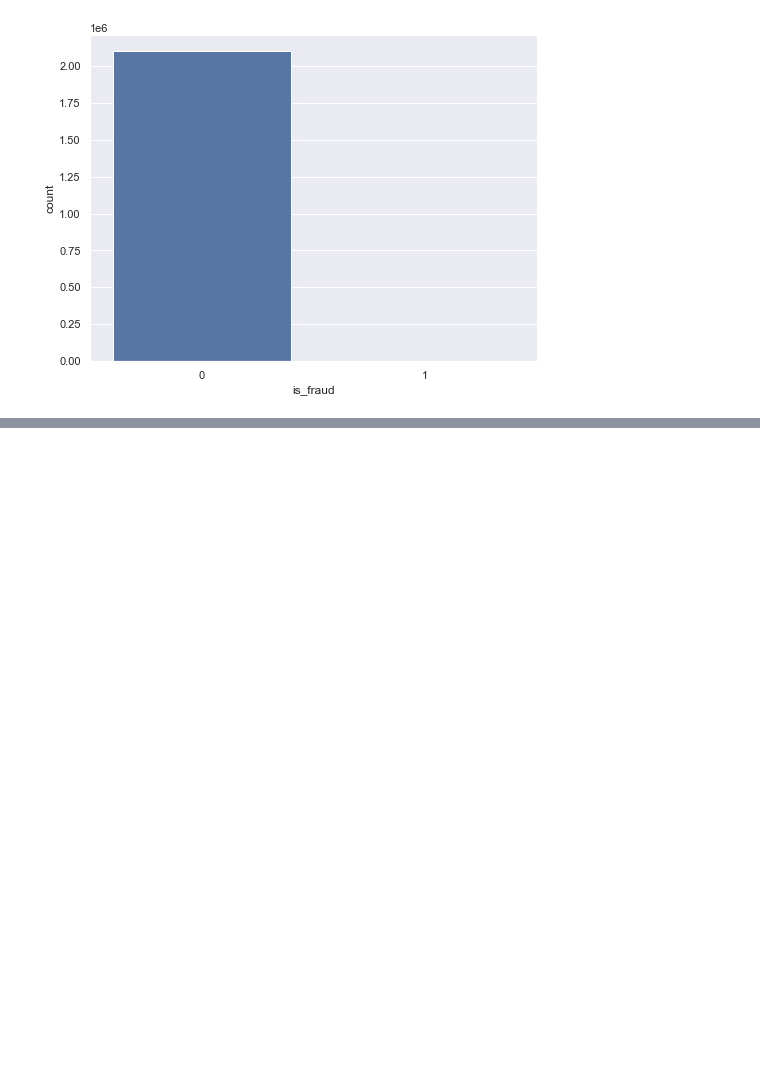
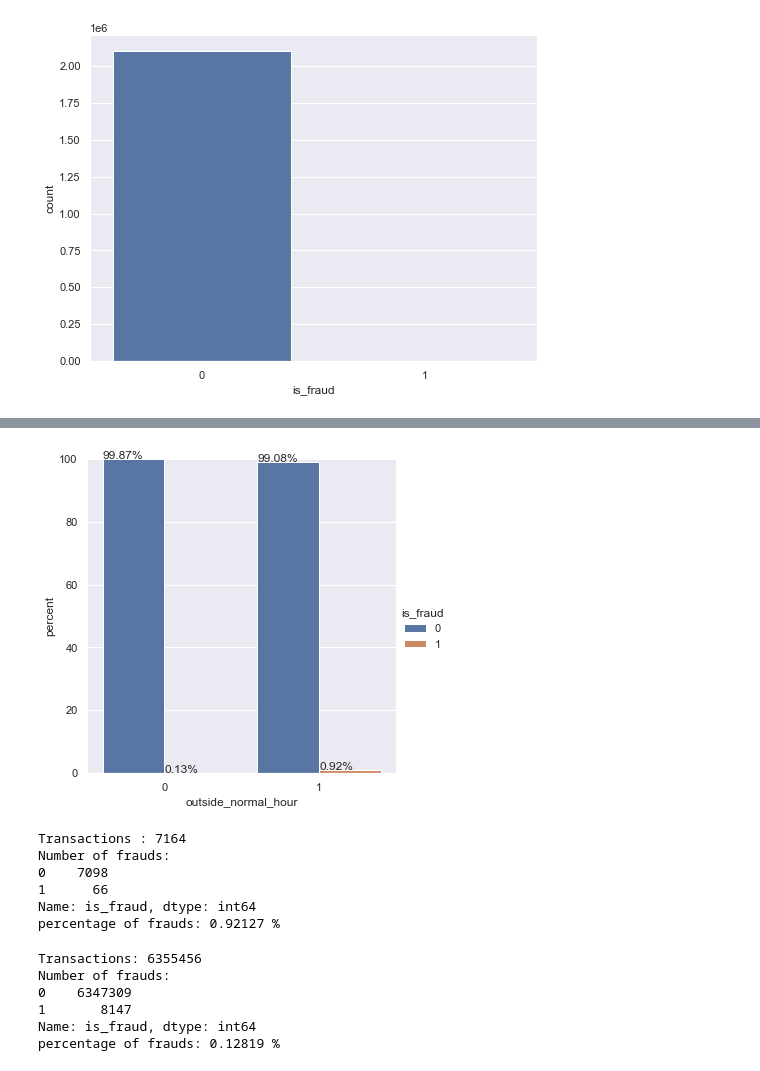
Before and after one commit to brunosantos4/blocker_fraud_company, a Jupyter notebook: fraud_classification.ipynb, the cells around one changed output, grey strips where cells are left out. Saved outputs shown, nothing was run; the diff lists cells and outputs as text; code cells hidden in the pictures; blank space fills up the shorter version.

```diff
--- a/fraud_classification.ipynb
+++ b/fraud_classification.ipynb
@@ -599,0 +738,46 @@ ax = sns.countplot(x='is_fraud', data=aux_h5)
+# %%
+x,y = 'outside_normal_hour', 'is_fraud'
+
+df = df4.groupby(x)[y].value_counts(normalize=True)
+df = df.mul(100)
+df = df.rename('percent').reset_index()
+
+g = sns.catplot(x=x,y='percent',hue=y,kind='bar',data=df)
+g.ax.set_ylim(0,100)
+
+for p in g.ax.patches:
+    txt = str(p.get_height().round(2)) + '%'
+    txt_x = p.get_x()
+    txt_y = p.get_height()
+    g.ax.text(txt_x,txt_y,txt)
+# %% [output]
+[figure, added]
+# %%
+aux_h9 = df4[df4['outside_normal_hour']==1]
+
+print('Transactions :', aux_h9.shape[0] )
+print('Number of frauds:')
+print(aux_h9.is_fraud.value_counts())
+print('percentage of frauds:', "%.5f" % ((66/7164)*100), '%')
+#print('percentage of frauds {0:.5f} %'.format((41/2102449)*100))
+# %% [output]
+Transactions : 7164
+Number of frauds:
+0    7098
+1      66
+Name: is_fraud, dtype: int64
+percentage of frauds: 0.92127 %
+# %%
+aux_h9 = df4[df4['outside_normal_hour']!=1]
+
+print('Transactions:', aux_h9.shape[0] )
+print('Number of frauds:')
+print(aux_h9.is_fraud.value_counts())
+print('percentage of frauds:', "%.5f" % ((8147/6355456)*100), '%')
+# %% [output]
+Transactions: 6355456
+Number of frauds:
+0    6347309
+1       8147
+Name: is_fraud, dtype: int64
+percentage of frauds: 0.12819 %
```
Also changed, not shown: parts of 34 cells of this notebook.
